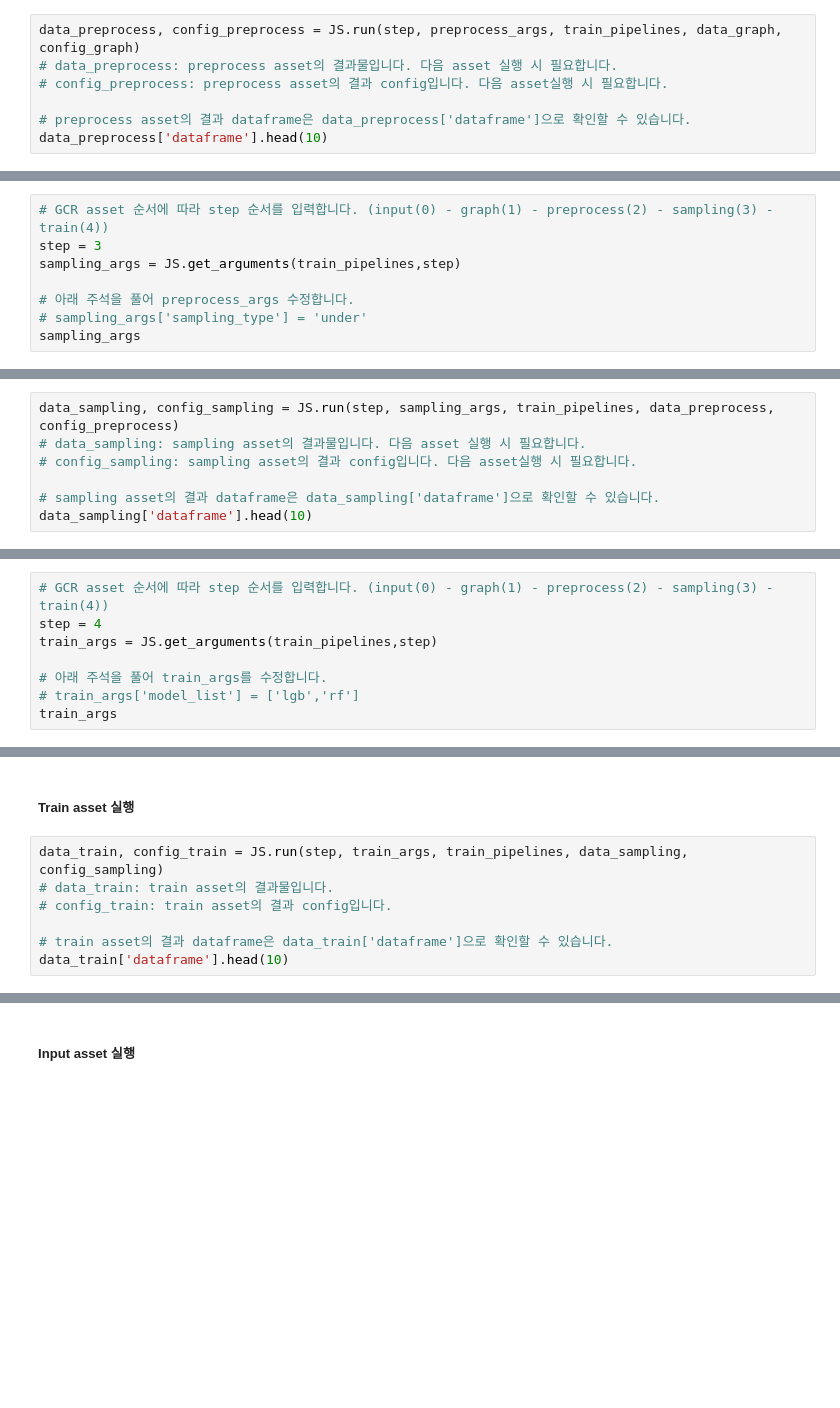
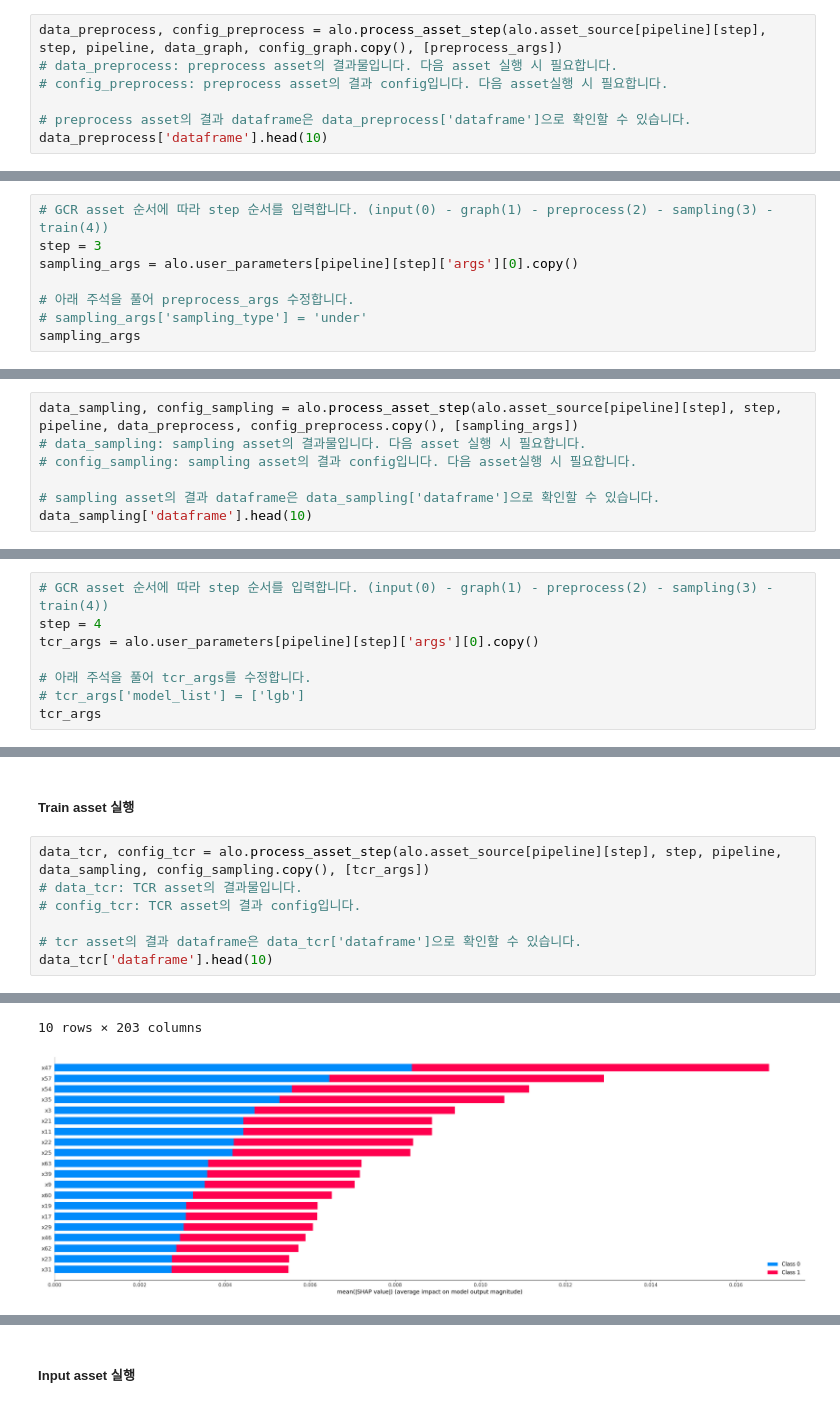
Before and after one commit to mellerikat-aicontents/Graph-powered-Classification-Regression, a Jupyter notebook: GCR_asset_run_template.ipynb, the cells around one changed output, grey strips where cells are left out. Drawn from its saved outputs; the diff is of its cells as text; blank space fills up the shorter version.

```diff
--- a/GCR_asset_run_template.ipynb
+++ b/GCR_asset_run_template.ipynb
@@ -72,7 +223,7 @@ preprocess_args
 # %% [markdown]
 ##### Preprocess asset 실행
 # %%
-data_preprocess, config_preprocess = JS.run(step, preprocess_args, train_pipelines, data_graph, config_graph)
+data_preprocess, config_preprocess = alo.process_asset_step(alo.asset_source[pipeline][step], step, pipeline, data_graph, config_graph.copy(), [preprocess_args])
 # data_preprocess: preprocess asset의 결과물입니다. 다음 asset 실행 시 필요합니다.
 # config_preprocess: preprocess asset의 결과 config입니다. 다음 asset실행 시 필요합니다.
 
@@ -87,7 +258,7 @@ data_preprocess['dataframe'].head(10)
 # %%
 # GCR asset 순서에 따라 step 순서를 입력합니다. (input(0) - graph(1) - preprocess(2) - sampling(3) - train(4))
 step = 3
-sampling_args = JS.get_arguments(train_pipelines,step)
+sampling_args = alo.user_parameters[pipeline][step]['args'][0].copy()
 
 # 아래 주석을 풀어 preprocess_args 수정합니다.
 # sampling_args['sampling_type'] = 'under'
@@ -95,7 +277,7 @@ sampling_args
 # %% [markdown]
 ##### Sampling asset 실행
 # %%
-data_sampling, config_sampling = JS.run(step, sampling_args, train_pipelines, data_preprocess, config_preprocess)
+data_sampling, config_sampling = alo.process_asset_step(alo.asset_source[pipeline][step], step, pipeline, data_preprocess, config_preprocess.copy(), [sampling_args])
 # data_sampling: sampling asset의 결과물입니다. 다음 asset 실행 시 필요합니다.
 # config_sampling: sampling asset의 결과 config입니다. 다음 asset실행 시 필요합니다.
 
@@ -110,8 +309,8 @@ data_sampling['dataframe'].head(10)
 # %%
 # GCR asset 순서에 따라 step 순서를 입력합니다. (input(0) - graph(1) - preprocess(2) - sampling(3) - train(4))
 step = 4
-train_args = JS.get_arguments(train_pipelines,step)
+tcr_args = alo.user_parameters[pipeline][step]['args'][0].copy()
 
-# 아래 주석을 풀어 train_args를 수정합니다.
-# train_args['model_list'] = ['lgb','rf']
-train_args
+# 아래 주석을 풀어 tcr_args를 수정합니다.
+# tcr_args['model_list'] = ['lgb']
+tcr_args
@@ -118,9 +330,10 @@ train_args
 # %% [markdown]
 ##### Train asset 실행
 # %%
-data_train, config_train = JS.run(step, train_args, train_pipelines, data_sampling, config_sampling)
-# data_train: train asset의 결과물입니다.
-# config_train: train asset의 결과 config입니다.
+data_tcr, config_tcr = alo.process_asset_step(alo.asset_source[pipeline][step], step, pipeline, data_sampling, config_sampling.copy(), [tcr_args])
+# data_tcr: TCR asset의 결과물입니다.
+# config_tcr: TCR asset의 결과 config입니다.
 
-# train asset의 결과 dataframe은 data_train['dataframe']으로 확인할 수 있습니다.
-data_train['dataframe'].head(10)
+# tcr asset의 결과 dataframe은 data_tcr['dataframe']으로 확인할 수 있습니다.
+data_tcr['dataframe'].head(10)
+# %% [output]
@@ -126,0 +402,2 @@ data_train['dataframe'].head(10)
+10 rows × 203 columns
+[figure, added]
```
Also changed, not shown: parts of 24 cells of this notebook.
